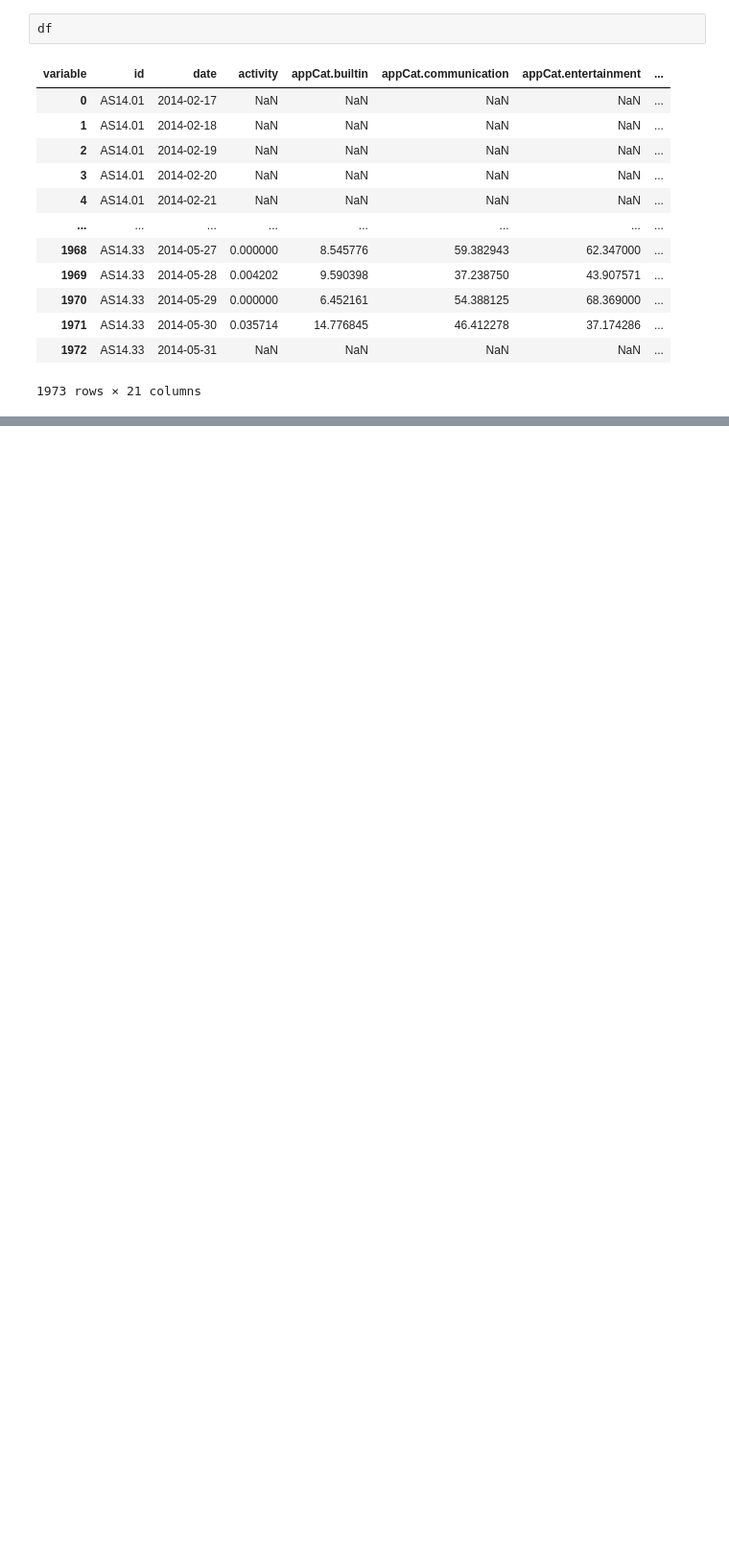
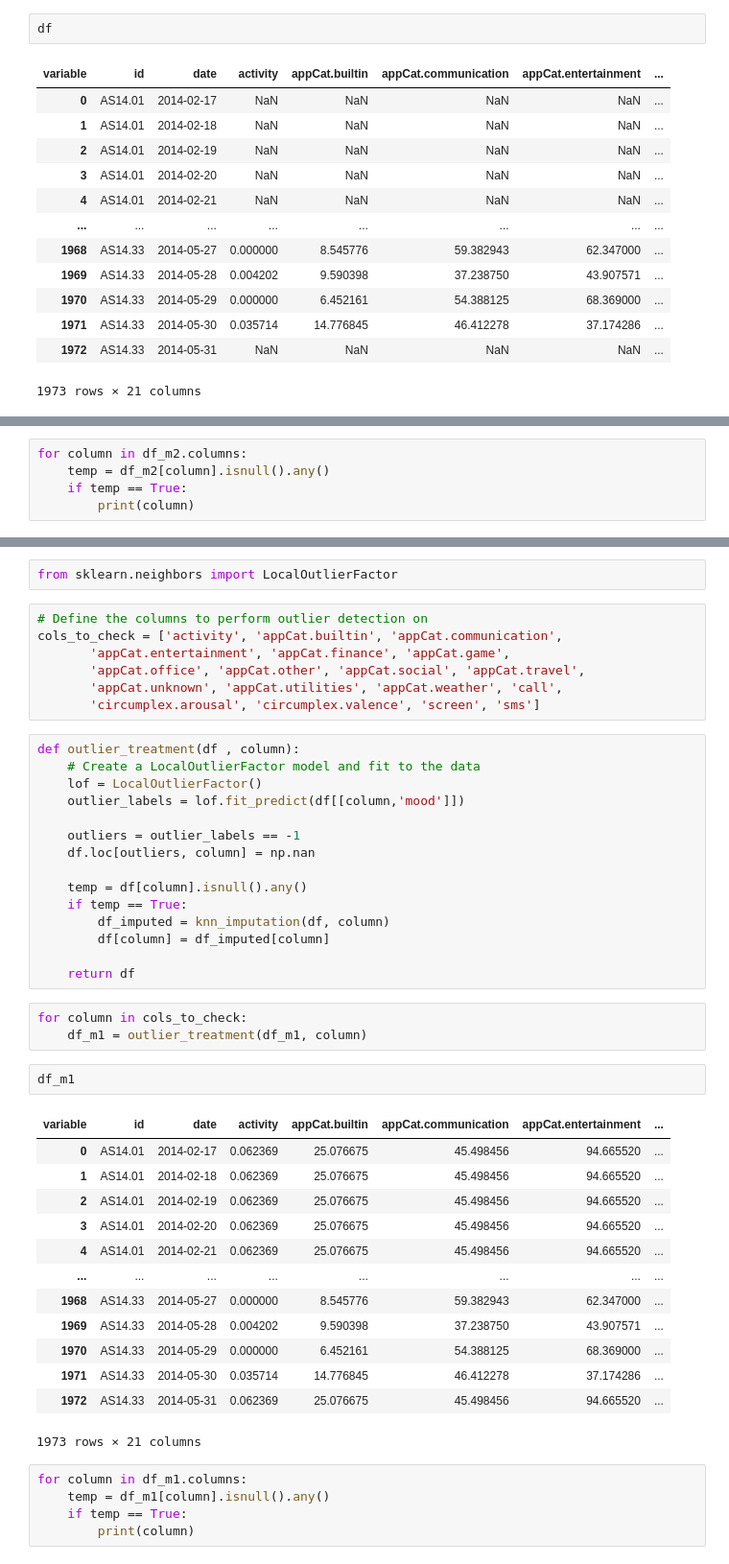
Before and after one commit to tkaintura/Data_Mining, a Jupyter notebook: Assignment 1.ipynb, the cells around one changed output, grey strips where cells are left out. Shown: that part at 96% size. Drawn from its saved outputs; the diff is of its cells as text; blank space fills up the shorter version.

```diff
--- a/Assignment 1.ipynb
+++ b/Assignment 1.ipynb
@@ -453,0 +436,5 @@ df
+# %%
+for column in df_m2.columns:
+    temp = df_m2[column].isnull().any()
+    if temp == True:
+        print(column)
@@ -453,0 +450,48 @@ df
+# %%
+from sklearn.neighbors import LocalOutlierFactor
+# %%
+# Define the columns to perform outlier detection on
+cols_to_check = ['activity', 'appCat.builtin', 'appCat.communication',
+       'appCat.entertainment', 'appCat.finance', 'appCat.game',
+       'appCat.office', 'appCat.other', 'appCat.social', 'appCat.travel',
+       'appCat.unknown', 'appCat.utilities', 'appCat.weather', 'call',
+       'circumplex.arousal', 'circumplex.valence', 'screen', 'sms']
+# %%
+def outlier_treatment(df , column):
+    # Create a LocalOutlierFactor model and fit to the data
+    lof = LocalOutlierFactor()
+    outlier_labels = lof.fit_predict(df[[column,'mood']])
+
+    outliers = outlier_labels == -1
+    df.loc[outliers, column] = np.nan
+
+    temp = df[column].isnull().any()
+    if temp == True:
+        df_imputed = knn_imputation(df, column)
+        df[column] = df_imputed[column]
+
+    return df
+# %%
+for column in cols_to_check:
+    df_m1 = outlier_treatment(df_m1, column)
+# %%
+df_m1
+# %% [output]
+| variable | id | date | activity | appCat.builtin | appCat.communication | appCat.entertainment | ... |
+| 0 | AS14.01 | 2014-02-17 | 0.062369 | 25.076675 | 45.498456 | 94.665520 | ... |
+| 1 | AS14.01 | 2014-02-18 | 0.062369 | 25.076675 | 45.498456 | 94.665520 | ... |
+| 2 | AS14.01 | 2014-02-19 | 0.062369 | 25.076675 | 45.498456 | 94.665520 | ... |
+| 3 | AS14.01 | 2014-02-20 | 0.062369 | 25.076675 | 45.498456 | 94.665520 | ... |
+| 4 | AS14.01 | 2014-02-21 | 0.062369 | 25.076675 | 45.498456 | 94.665520 | ... |
+| ... | ... | ... | ... | ... | ... | ... | ... |
+| 1968 | AS14.33 | 2014-05-27 | 0.000000 | 8.545776 | 59.382943 | 62.347000 | ... |
+| 1969 | AS14.33 | 2014-05-28 | 0.004202 | 9.590398 | 37.238750 | 43.907571 | ... |
+| 1970 | AS14.33 | 2014-05-29 | 0.000000 | 6.452161 | 54.388125 | 68.369000 | ... |
+| 1971 | AS14.33 | 2014-05-30 | 0.035714 | 14.776845 | 46.412278 | 37.174286 | ... |
+| 1972 | AS14.33 | 2014-05-31 | 0.062369 | 25.076675 | 45.498456 | 94.665520 | ... |
+1973 rows × 21 columns
+# %%
+for column in df_m1.columns:
+    temp = df_m1[column].isnull().any()
+    if temp == True:
+        print(column)
```
Also changed, not shown: parts of 41 cells of this notebook.
